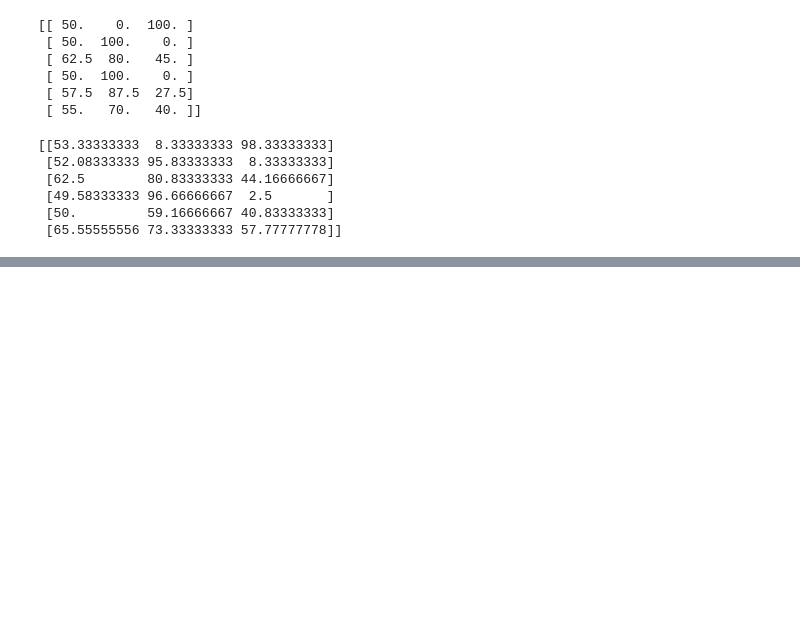
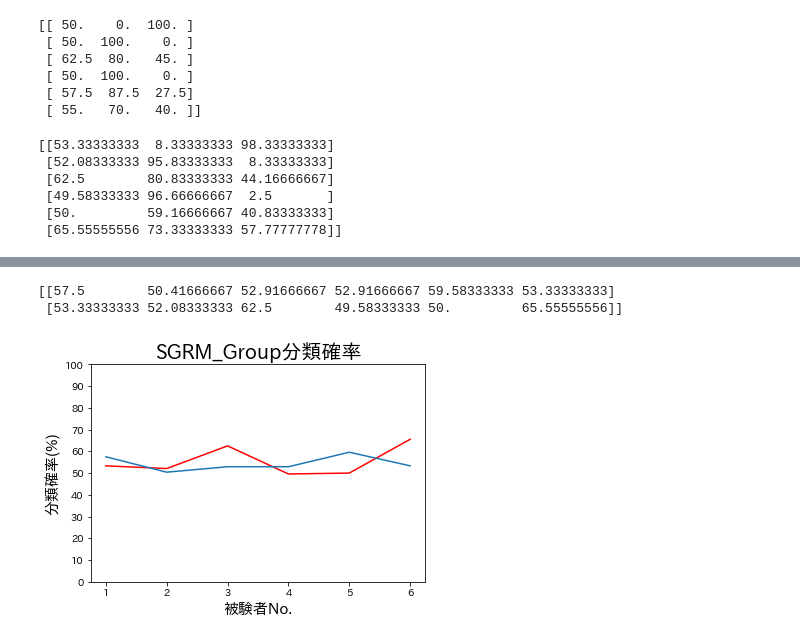
Before and after one commit to kotatakehara/BCI, a Jupyter notebook: SGRM_develop/SGRM_function_weight.ipynb, the cells around one changed output, grey strips where cells are left out. Saved outputs shown, nothing was run; the diff lists cells and outputs as text; code cells hidden in the pictures; blank space fills up the shorter version.

```diff
--- a/SGRM_develop/SGRM_function_weight.ipynb
+++ b/SGRM_develop/SGRM_function_weight.ipynb
@@ -381,15 +409,22 @@ print(a_20,a_30)
 # %%
 import matplotlib.pyplot as plt
 import japanize_matplotlib
 y = np.array([])
 x = np.arange(1, 7, step=1)
-y = np.append(p_average_30[:,0],y)
-y = y.reshape([1,6])
+y = np.append(p_average_250Hz[:,0],y)
+y = np.append(p_average_125Hz[:,0],y)
+y = y.reshape([2,6])
 print(y)
+plt.plot(x,y[1],"red")
 plt.plot(x,y[0])
 plt.title("SGRM_Group分類確率", {"fontsize":20})
 plt.xlabel("被験者No.", {"fontsize":15})
 plt.ylabel("分類確率(%)", {"fontsize":15})
 plt.xticks(np.arange(1, 7, step=1))
+plt.yticks(np.arange(0, 110, step=10))
 plt.savefig("2a_SGRM_group_probability_K3.pdf")
 plt.show()
+# %% [output]
+[[57.5        50.41666667 52.91666667 52.91666667 59.58333333 53.33333333]
+ [53.33333333 52.08333333 62.5        49.58333333 50.         65.55555556]]
+[figure, added]
```
Also changed, not shown: parts of 5 cells of this notebook.
